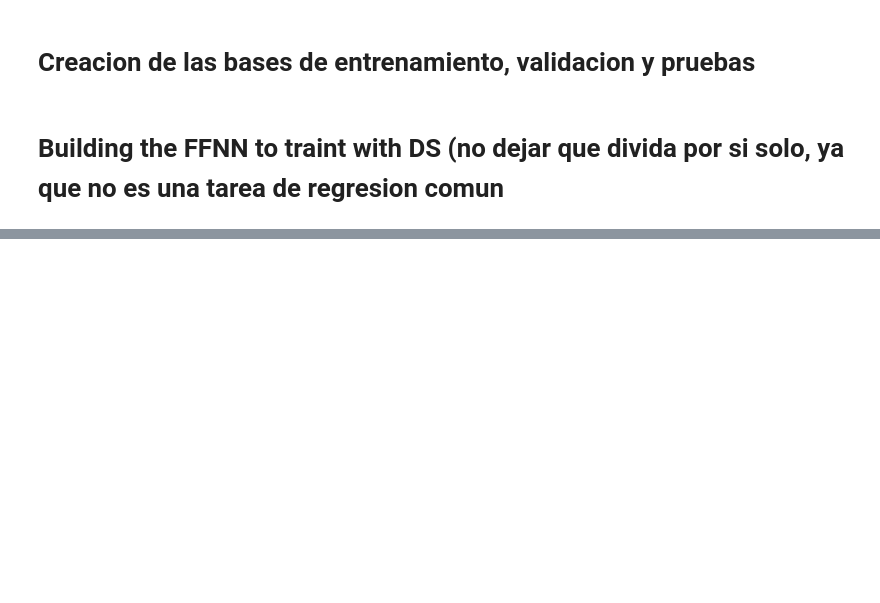
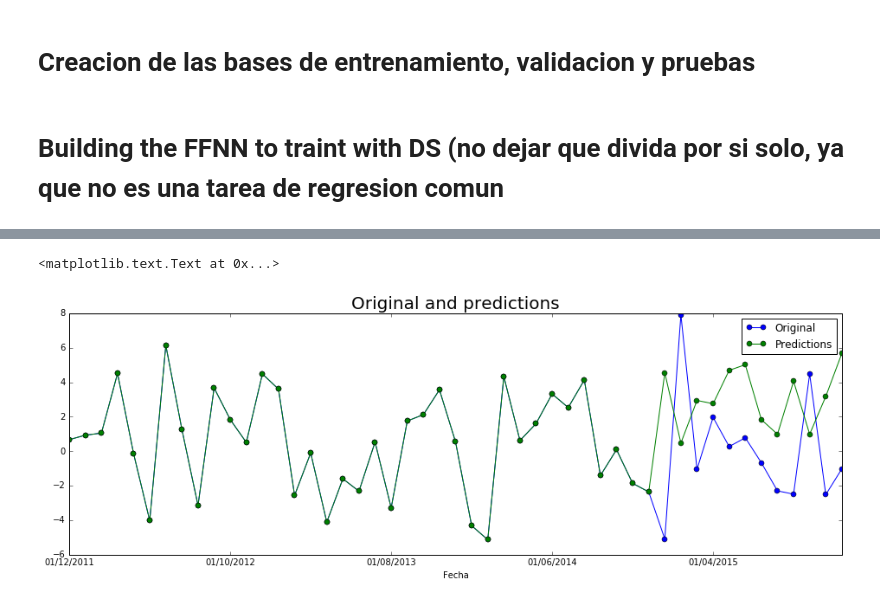
Before and after one commit to Ark93/RedNeuronal, a Jupyter notebook: FFNN.ipynb, the cells around one changed output, grey strips where cells are left out. Saved outputs shown, nothing was run; the diff lists cells and outputs as text; code cells hidden in the pictures; blank space fills up the shorter version.

```diff
--- a/FFNN.ipynb
+++ b/FFNN.ipynb
@@ -244,6 +241,6 @@ plt.title('Configuration: FFN  12 - 3 - 1', fontsize = 20)
 # %%
-TSpredictions = TS
-TSpredictions[len(TS)-12:] = TStestPredictions
+TSpredictions = TS.copy()
+TSpredictions[len(TS)-12:] = TStestPredictions.copy()
 # %%
 print TS[len(TS)-12:],TStestPredictions
 # %% [output]
@@ -266,7 +263,10 @@ Fecha
 dtype: float64
 # %%
 plt.figure()
-TS[100:].plot(style = 'o-', label = 'Original')
-TSpredictions[100:].plot(style = 'o-', label = 'Predictions')
+TS[370:].plot(style = 'o-', label = 'Original')
+TSpredictions[370:].plot(style = 'o-', label = 'Predictions')
 plt.legend();
 plt.title('Original and predictions', fontsize = 20)
+# %% [output]
+<matplotlib.text.Text at 0x...>
+[figure, added]
```
Also changed, not shown: parts of 29 cells of this notebook.
